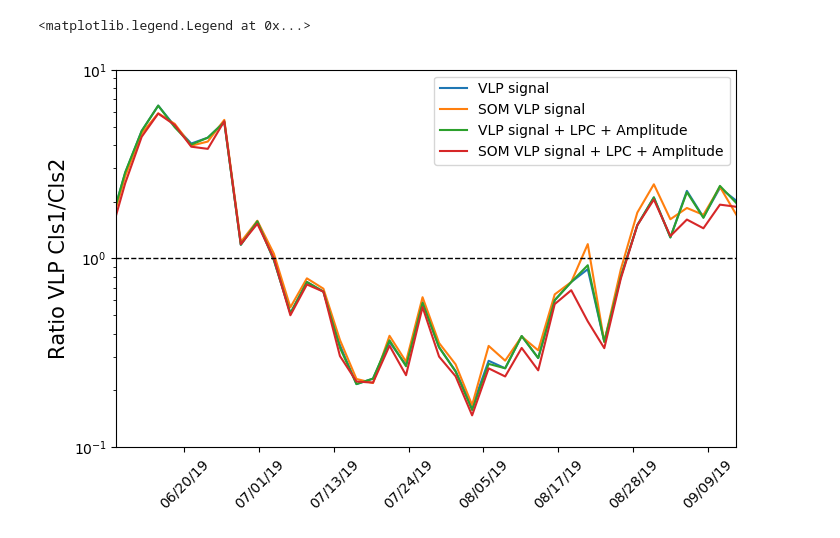
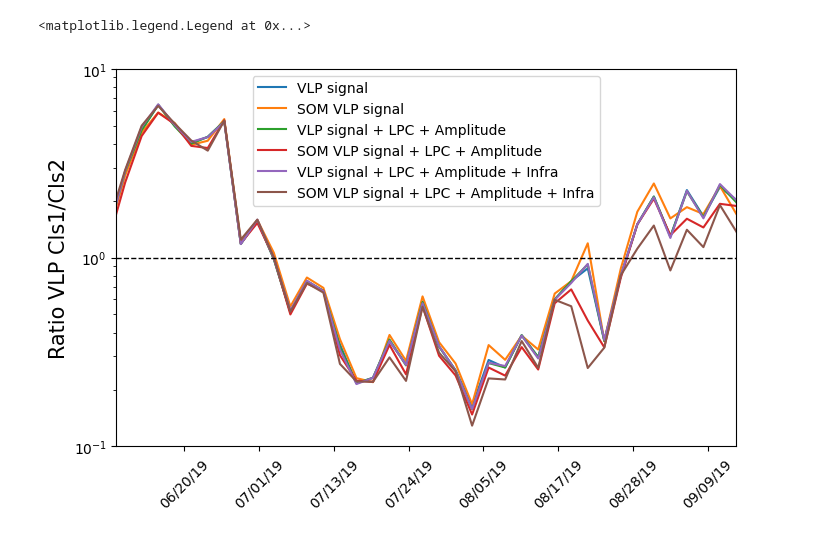
Before and after one commit to llayer/StromboliWF, a Jupyter notebook: ratio.ipynb, the cells around one changed output. Cells and saved outputs as stored; diff of their text form; code cells hidden in the pictures.

Commit message:
add infrared signal

```diff
--- a/ratio.ipynb
+++ b/ratio.ipynb
@@ -7,30 +7,34 @@ wf = pd.read_hdf('data/ratio_wf.h5')
 wf_som = pd.read_hdf('data/ratio_wf_som.h5')
 full = pd.read_hdf('data/ratio_full.h5')
 full_som = pd.read_hdf('data/ratio_som_full.h5')
+infra = pd.read_hdf('data/ratio_infra.h5')
+infra_som = pd.read_hdf('data/ratio_som_infra.h5')
 center = pd.read_hdf('data/center.h5')
 # %%
 fig = plt.figure(figsize=(8, 5), dpi=100)
 ax1 = plt.subplot(111)
 
 ax1.plot(center, wf, label = 'VLP signal')
 ax1.plot(center, wf_som, label = 'SOM VLP signal ')
 ax1.plot(center, full, label = 'VLP signal + LPC + Amplitude')
 ax1.plot(center, full_som, label = 'SOM VLP signal + LPC + Amplitude')
+ax1.plot(center, 1/infra, label = 'VLP signal + LPC + Amplitude + Infra')
+ax1.plot(center, 1/infra_som, label = 'SOM VLP signal + LPC + Amplitude + Infra')
 
 
 
 start, end = 1.56009035e+18, 1.56838442e+18
 ax1.set_xlim(start, end)
 ax1.axhline(1, color='k', linestyle='dashed', linewidth=1)
 #ax1.xaxis.set_ticks(np.arange(start, end, (end - start / 10)))
 ax1.set_xticklabels([datetime.fromtimestamp(ts / 1e9).strftime('%D') for ts in ax1.get_xticks()])
 ax1.set_ylabel("Ratio VLP Cls1/Cls2",  fontsize=15)
 ax1.set_yscale('log')
 #ax1.xaxis.set_major_locator(plt.MaxNLocator(10))
 ax1.set_ylim([0.1,10])
 plt.xticks(rotation=45)
 
 plt.legend()
 # %% [output]
 <matplotlib.legend.Legend at 0x...>
-[figure, old version]
+[figure, new version]
```
Also changed, not shown: 3 other files.
